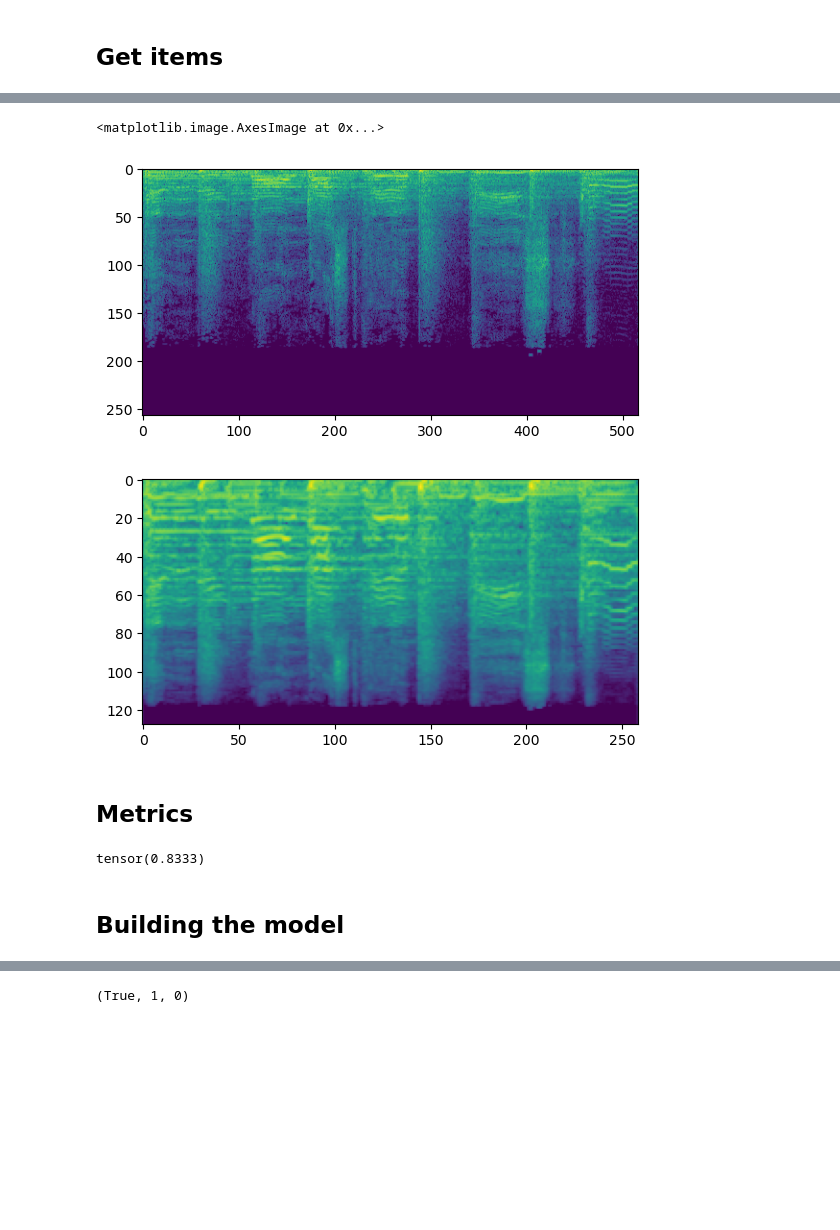
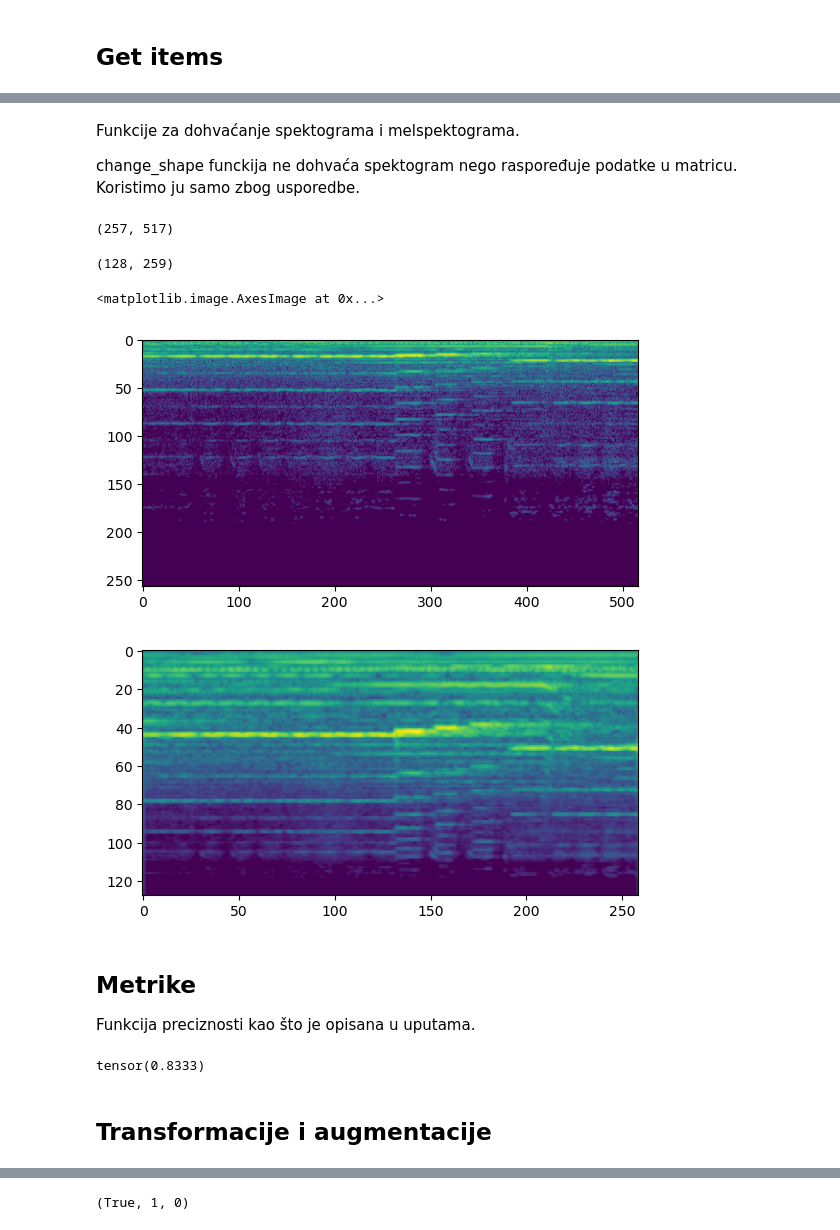
Before and after one commit to rangoiv/Lumen, a Jupyter notebook: main.ipynb, the cells around one changed output, grey strips where cells are left out. Drawn from its saved outputs; the diff is of its cells as text; code cells hidden in the pictures; blank space fills up the shorter version.

```diff
--- a/main.ipynb
+++ b/main.ipynb
@@ -146,3 +188,7 @@ class CenterClip(Transform):
 
 random_clip = RandomClip().encodes
 center_clip = CenterClip().encodes
+# %% [markdown]
+Funkcije za dohvaćanje spektograma i melspektograma.
+
+change_shape funckija ne dohvaća spektogram nego raspoređuje podatke u matricu. Koristimo ju samo zbog usporedbe.
@@ -159,18 +212,25 @@ def get_mag(song):
 # %%
 song_path = Path("./Dataset/Dataset/IRMAS_Validation_Data/(02) dont kill the whale-2.wav")
+song_path = Path("./Dataset/Dataset/IRMAS_Training_Data/cel/[cel][cla]0001__1.wav")
 
 spec = get_spec(center_clip(get_song(song_path)))
+display(spec.shape)
 plot.figure()
 plot.imshow(spec)
 spec = get_mag(center_clip(get_song(song_path)))
+display(spec.shape)
 plot.figure()
 plot.imshow(spec)
 # %% [output]
-<matplotlib.image.AxesImage at 0x...>
+(257, 517)
+(128, 259)
+<matplotlib.image.AxesImage at 0x...>
-[figure, old version]
+[figure, new version]
-[figure, old version]
+[figure, new version]
 # %% [markdown]
-## Metrics
+## Metrike
+
+Funkcija preciznosti kao što je opisana u uputama.
 # %%
 def AccuracyMulti(tresh=0.5):
     def acc(x, y):
@@ -180,5 +240,5 @@ AccuracyMulti()(torch.tensor([[0.1, 0.9, 0.4], [0.2, 0.2, 0.6]]), torch.tensor([
 # %% [output]
 tensor(0.8333)
 # %% [markdown]
-## Building the model
+## Transformacije i augmentacije
 # %%
```
Also changed, not shown: parts of 70 cells of this notebook, 9 other files.
